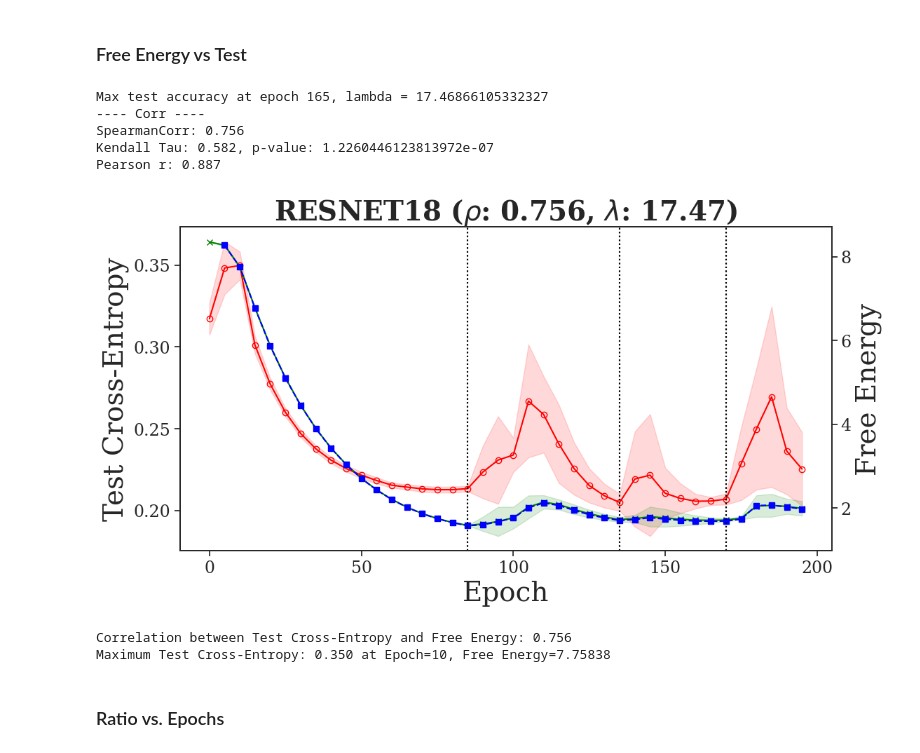
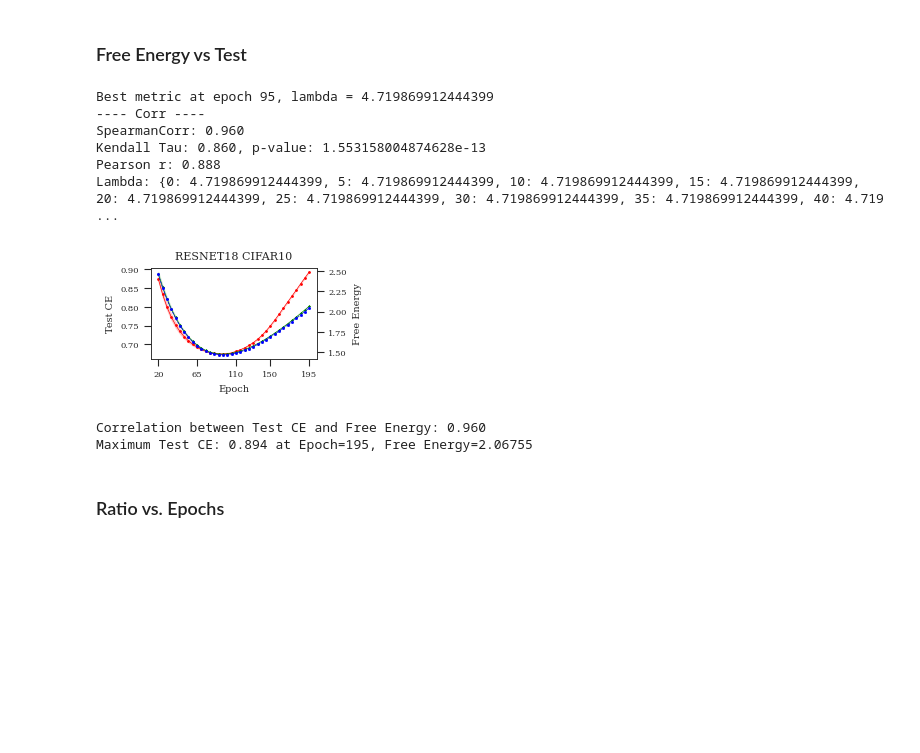
Before and after one commit to josephwilsonmaths/heavytail, a Jupyter notebook: heavy_tails.ipynb, the cells around one changed output. Cells and saved outputs as stored; diff of their text form; code cells hidden in the pictures; blank space fills up the shorter version.

```diff
--- a/heavy_tails.ipynb
+++ b/heavy_tails.ipynb
@@ -744,8 +1104,8 @@ epoch = 180
 c = 0.07
 kappa = 0.55
 
-fit.kappa_opt[epoch] = kappa
-fit.beta_opt[epoch] = c / fit.tau_opt[epoch]
+fit.kappa_opt[epoch] = 0.2
+fit.beta_opt[epoch] = 1.113
 fit.plot_esd(epochs_list=[epoch], log_bins=False, n_bins=200, log_y=False, title=True, fontsize=18, plot_power=False, plot_htmp=True)
 # fit.compute_ks_distance_epoch(epoch)
 # fit.print_htmp_fit_summary(epoch)
@@ -757,7 +1117,7 @@ fit.save_htmp_fit()
 # %%
 epoch = 105
-c = 0.8
-kappa = 1.9
+c = 0.3
+kappa = 0.2
 
 fit.kappa_opt[epoch] = kappa
 fit.beta_opt[epoch] = c / fit.tau_opt[epoch]
@@ -769,10 +1129,10 @@ fit.plot_esd(epochs_list=[epoch], log_bins=False, n_bins=200, log_y=False, title
 # %%
 epoch = 120
-c = 0.45
-kappa = 0.8
+# c = 0.45
+# kappa = 0.8
 
-fit.kappa_opt[epoch] = kappa
-fit.beta_opt[epoch] = c / fit.tau_opt[epoch]
+# fit.kappa_opt[epoch] = 0.18
+# fit.beta_opt[epoch] = 4
 fit.plot_esd(epochs_list=[epoch], log_bins=False, n_bins=200, log_y=False, title=True, fontsize=18, plot_power=False, plot_htmp=True)
 # fit.compute_ks_distance_epoch(epoch)
 # fit.print_htmp_fit_summary(epoch)
@@ -795,56 +1156,79 @@ First epoch reaching train acc 0.995: 10
 # }
 # lam = lambas[fit.model]
 
-start_index = 0
+start_index = 4
+# x_var = 'kappa_beta_ratio'
 x_var = 'epochs'
+lambda_metric = 'test_loss'
+# lambda_metric = 'test_loss'
 
-max_acc_epoch_index = np.argmax([fit.fileloader.get_test_acc_epoch(epoch) for epoch in range(5*start_index, 200, 5)])
-max_acc_epoch = 5*start_index + 5 * max_acc_epoch_index
+if fit.dataset == 'cifar100':
+    increment = 5
+else:
+    increment = 5
+loss_over_epochs = [fit.fileloader.get_test_loss_epoch_values(epoch, loss_key=lambda_metric).mean() for epoch in range(increment*start_index, 200, increment)]
+
+max_acc_epoch_index = np.argmax(loss_over_epochs) if lambda_metric == 'test_acc' else np.argmin(loss_over_epochs)
+max_acc_epoch = increment*start_index + increment * max_acc_epoch_index
 lam = 1 / fit.fileloader.get_eigs_epoch(max_acc_epoch).mean()
-print(f"Max test accuracy at epoch {max_acc_epoch}, lambda = {lam}")
+print(f"Best metric at epoch {max_acc_epoch}, lambda = {lam}")
 
 if x_var == 'kappa_beta_ratio':
     # Compute optimal kappa/beta ratio
     kappa = np.array([fit.kappa_opt[epoch] for epoch in fit.epoch_list[start_index:]]).mean()
     c = np.array([fit.beta_opt[epoch] * fit.tau_opt[epoch] for epoch in fit.epoch_list[start_index:]]).mean()
-    gamma = fit._get_gamma()
+    gamma = fit._get_gamma(0)
 
     opt_ratio = 2*gamma*kappa / (lam *(kappa + 2*gamma*c))
+    # opt_ratio = None
     print(fr'Optimal kappa/beta ratio: {opt_ratio}, $\lambda$ = {lam}')
 else:
     opt_ratio = None
 
+# lam = 'fro_norm_inv'
+# lam = 5
+
+# lam = 10
 # Plot free energy fits
 fit.compute_free_energy(lam=lam, tau=0, weight_inverse=True)
 
 fit.plot_test_vs_free(variable=x_var,
-                      acc_key='test_loss',
-                      neg_free=False,
+                      acc_key=lambda_metric,
+                      neg_free=True if lambda_metric == 'test_acc' else False,
                       start_index =start_index,
                       plot_theoretical_free=True,
                       single_plot=True,
-                      fig_height=6,
-                      fig_width=12,
+                      fig_height=1.5,
+                      fig_width=PANEL_WIDTH,
                       fontsize=28,
                       ticksize=17,
                       texplot_enabled=True,
                       optimal_ratio=opt_ratio,
-                      marker_size=450,
+                      optimal_ratio_ms=75,
+                      marker_size=1,
+                      legend_markerscale=0.5,
+                      legend_loc='best',
+                      linewidth=0.5,
+                    #   bbox_to_anchor=(0.325, 0.95),
                       tight_layout=False,
                       legend_on=False,
                       legendbox=False,
-                      vline_epochs=[85, 135, 170],
+                    #   vline_epochs=[85, 135, 170],
                       vline_width=1.5,
-                      legendsize=24)
+                      legendsize=18,
+                      confidence_int=True,
+                      free_energy_precision=3,
+                      file_dir='figures/paper_figures/')
 # %% [output]
-Max test accuracy at epoch 165, lambda = 17.46866105332327
+Best metric at epoch 95, lambda = 4.719869912444399
 ---- Corr ----
-SpearmanCorr: 0.756
-Kendall Tau: 0.582, p-value: 1.2260446123813972e-07
-Pearson r: 0.887
+SpearmanCorr: 0.960
+Kendall Tau: 0.860, p-value: 1.553158004874628e-13
+Pearson r: 0.888
+Lambda: {0: 4.719869912444399, 5: 4.719869912444399, 10: 4.719869912444399, 15: 4.719869912444399, 20: 4.719869912444399, 25: 4.719869912444399, 30: 4.719869912444399, 35: 4.719869912444399, 40: 4.719 ...
-[figure, old version]
+[figure, new version]
-Correlation between Test Cross-Entropy and Free Energy: 0.756
-Maximum Test Cross-Entropy: 0.350 at Epoch=10, Free Energy=7.75838
+Correlation between Test CE and Free Energy: 0.960
+Maximum Test CE: 0.894 at Epoch=195, Free Energy=2.06755
 # %% [markdown]
 ### Ratio vs. Epochs
 # %%
```
Also changed, not shown: parts of 74 cells of this notebook, 29 other files.
